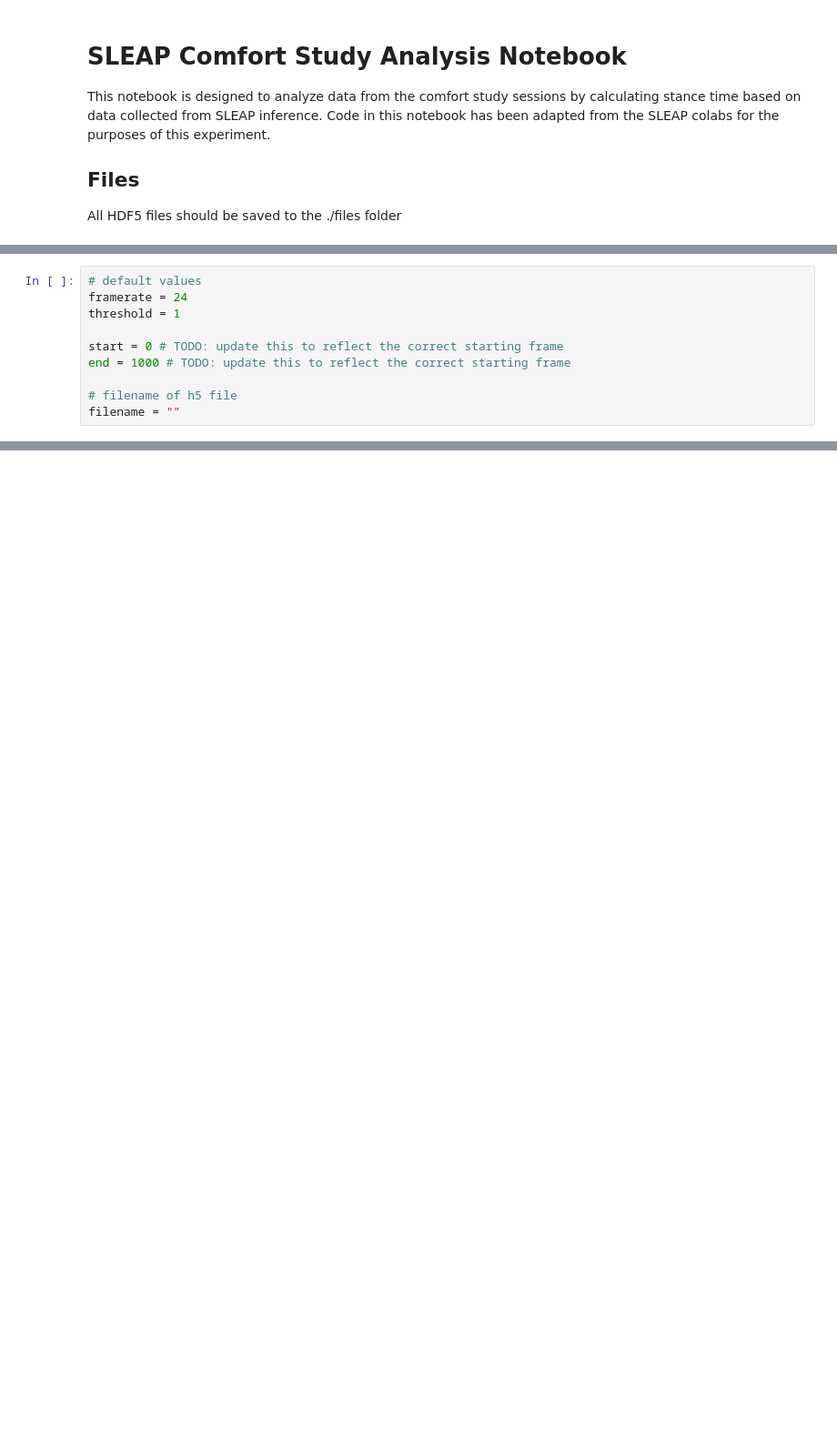
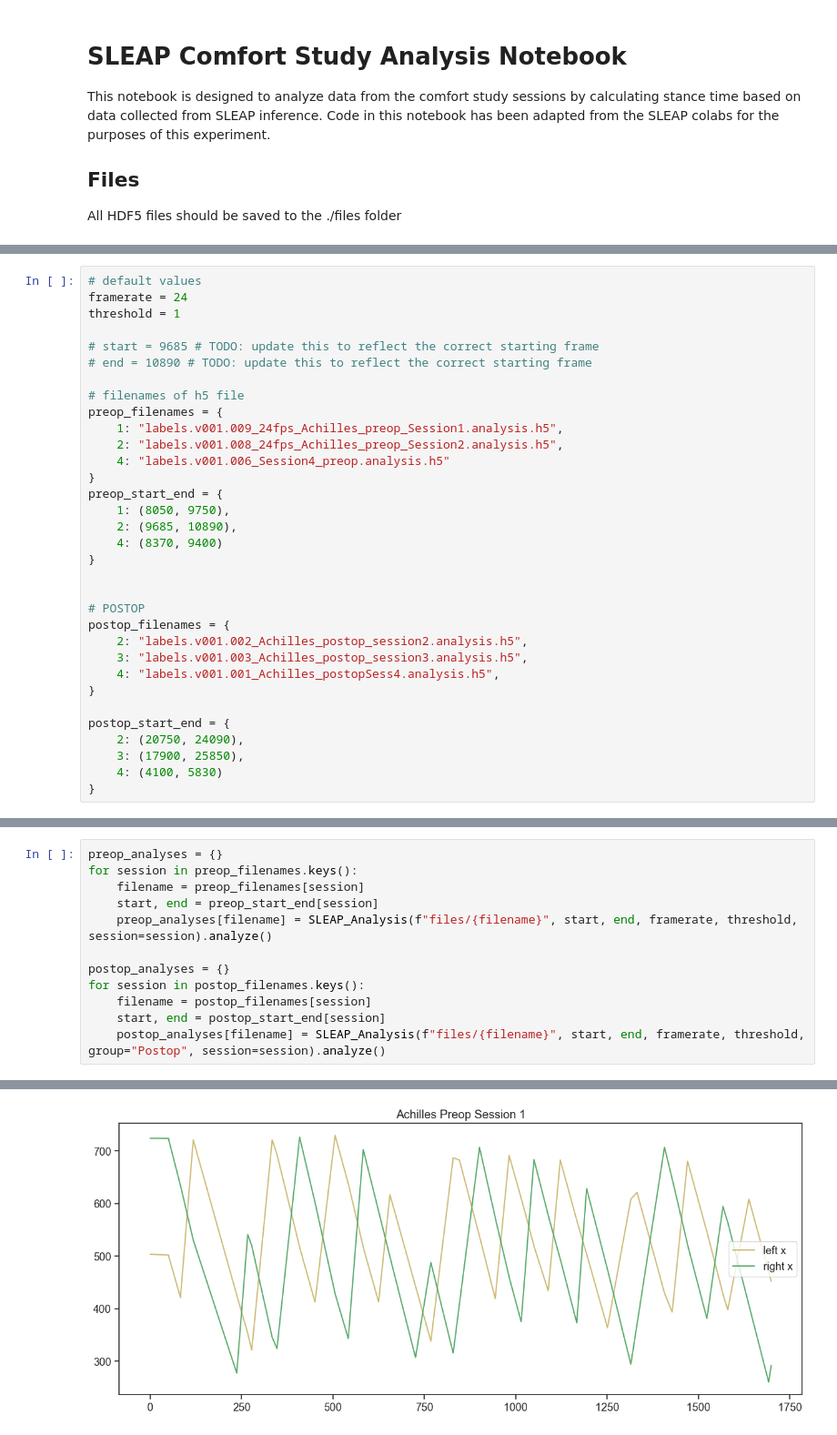
Before and after one commit to cassandraxzhe/sleap-comfort-analysis, a Jupyter notebook: analysis.ipynb, the cells around one changed output, grey strips where cells are left out. Shown at 91% size. Drawn from its saved outputs; the diff is of its cells as text; blank space fills up the shorter version.

```diff
--- a/analysis.ipynb
+++ b/analysis.ipynb
@@ -13,9 +11,32 @@ Matplotlib is building the font cache; this may take a moment.
 framerate = 24
 threshold = 1
 
-start = 0 # TODO: update this to reflect the correct starting frame
-end = 1000 # TODO: update this to reflect the correct starting frame
+# start = 9685 # TODO: update this to reflect the correct starting frame
+# end = 10890 # TODO: update this to reflect the correct starting frame
 
-# filename of h5 file
-filename = ""
+# filenames of h5 file
+preop_filenames = {
+    1: "labels.v001.009_24fps_Achilles_preop_Session1.analysis.h5",
+    2: "labels.v001.008_24fps_Achilles_preop_Session2.analysis.h5",
+    4: "labels.v001.006_Session4_preop.analysis.h5"
+}
+preop_start_end = {
+    1: (8050, 9750),
+    2: (9685, 10890),
+    4: (8370, 9400)
+}
+
+
+# POSTOP
+postop_filenames = {
+    2: "labels.v001.002_Achilles_postop_session2.analysis.h5",
+    3: "labels.v001.003_Achilles_postop_session3.analysis.h5",
+    4: "labels.v001.001_Achilles_postopSess4.analysis.h5",
+}
+
+postop_start_end = {
+    2: (20750, 24090),
+    3: (17900, 25850),
+    4: (4100, 5830)
+}
 # %% [markdown]
@@ -22,0 +44,13 @@ filename = ""
+# %%
+preop_analyses = {}
+for session in preop_filenames.keys():
+    filename = preop_filenames[session]
+    start, end = preop_start_end[session]
+    preop_analyses[filename] = SLEAP_Analysis(f"files/{filename}", start, end, framerate, threshold, session=session).analyze()
+
+postop_analyses = {}
+for session in postop_filenames.keys():
+    filename = postop_filenames[session]
+    start, end = postop_start_end[session]
+    postop_analyses[filename] = SLEAP_Analysis(f"files/{filename}", start, end, framerate, threshold, group="Postop", session=session).analyze()
+# %% [output]
@@ -22,0 +74 @@ filename = ""
+[figure, added]
```
Also changed, not shown: parts of 5 cells of this notebook, 7 other files.
